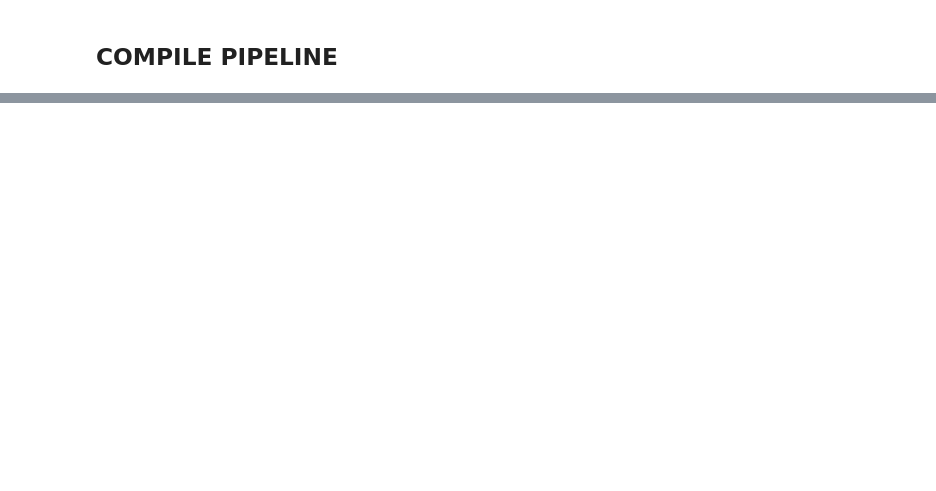
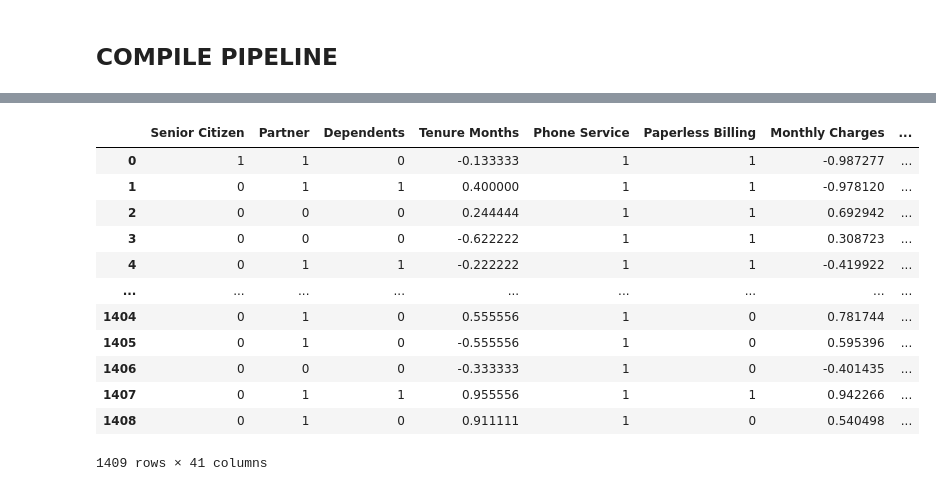
Before and after one commit to amaliap21/Lesgo-Data, a Jupyter notebook: datsci.ipynb, the cells around one changed output, grey strips where cells are left out. Saved outputs shown, nothing was run; the diff lists cells and outputs as text; code cells hidden in the pictures; blank space fills up the shorter version.

```diff
--- a/datsci.ipynb
+++ b/datsci.ipynb
@@ -453,0 +561,20 @@ Name: Churn Label, dtype: float64
+# %%
+test_set = test.drop(columns_to_drop, axis=1)
+# %%
+test_set = pipe.fit_transform(test_set)
+# %%
+test_set
+# %% [output]
+|  | Senior Citizen | Partner | Dependents | Tenure Months | Phone Service | Paperless Billing | Monthly Charges | ... |
+| 0 | 1 | 1 | 0 | -0.133333 | 1 | 1 | -0.987277 | ... |
+| 1 | 0 | 1 | 1 | 0.400000 | 1 | 1 | -0.978120 | ... |
+| 2 | 0 | 0 | 0 | 0.244444 | 1 | 1 | 0.692942 | ... |
+| 3 | 0 | 0 | 0 | -0.622222 | 1 | 1 | 0.308723 | ... |
+| 4 | 0 | 1 | 1 | -0.222222 | 1 | 1 | -0.419922 | ... |
+| ... | ... | ... | ... | ... | ... | ... | ... | ... |
+| 1404 | 0 | 1 | 0 | 0.555556 | 1 | 0 | 0.781744 | ... |
+| 1405 | 0 | 1 | 0 | -0.555556 | 1 | 0 | 0.595396 | ... |
+| 1406 | 0 | 0 | 0 | -0.333333 | 1 | 0 | -0.401435 | ... |
+| 1407 | 0 | 1 | 1 | 0.955556 | 1 | 1 | 0.942266 | ... |
+| 1408 | 0 | 1 | 0 | 0.911111 | 1 | 0 | 0.540498 | ... |
+1409 rows × 41 columns
```
Also changed, not shown: parts of 25 cells of this notebook, 35 other files.
